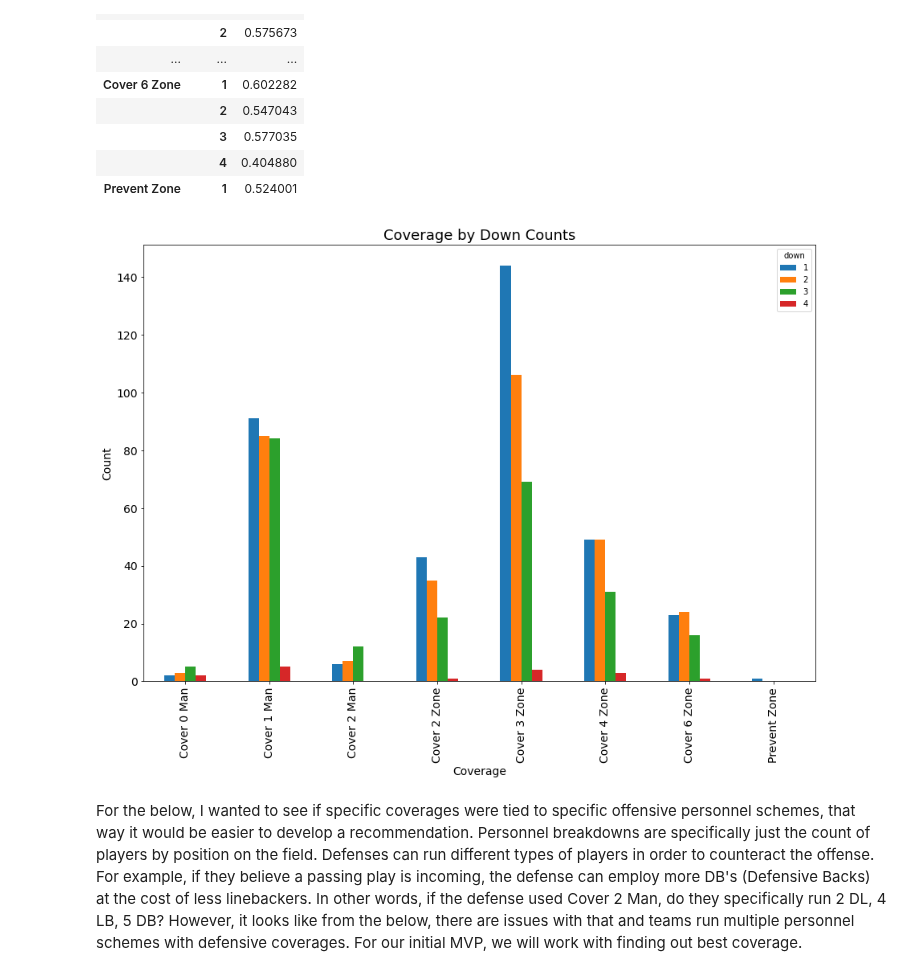
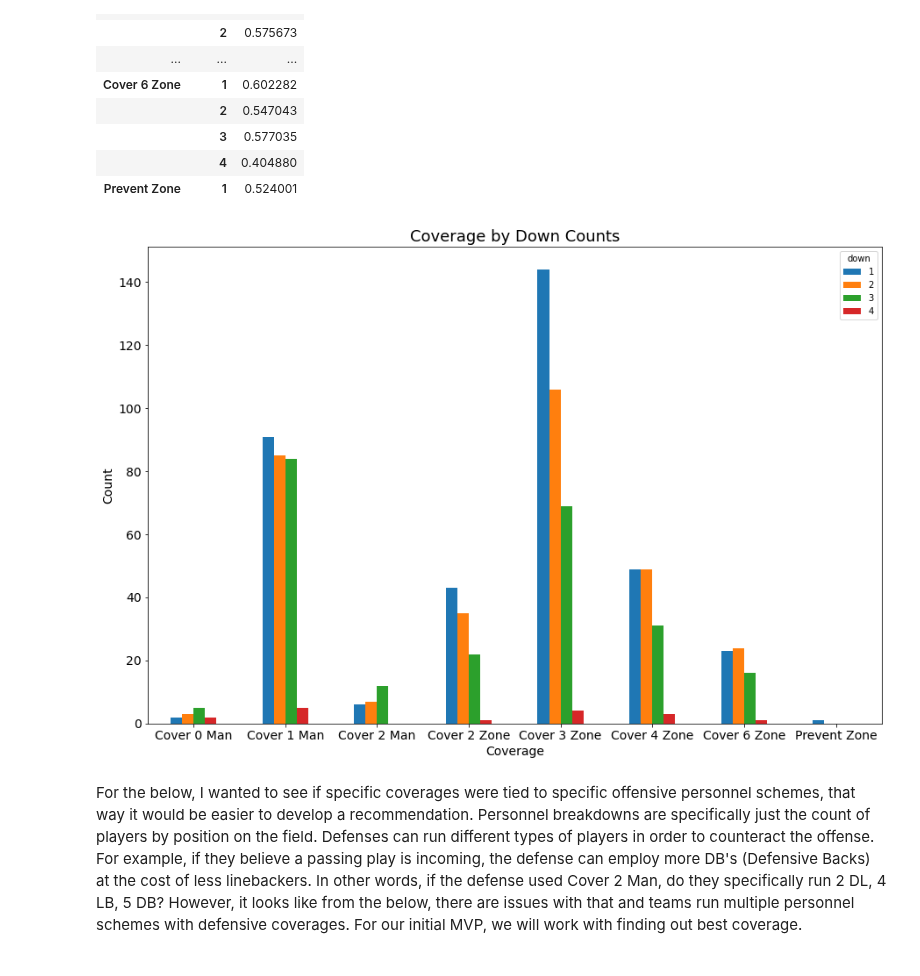
Before and after one commit to dsmoove/pigskinplaycaller, a Jupyter notebook: code.ipynb, the cells around one changed output. Saved outputs shown, nothing was run; the diff lists cells and outputs as text; code cells hidden in the pictures.

Commit message:
images

```diff
--- a/code.ipynb
+++ b/code.ipynb
@@ -320,13 +314,14 @@ df_plays_final.groupby(['coverage','down'])['scaled_epa'].agg(['mean'])
 # %%
 df_plot = df_plays_final.groupby(['coverage', 'down']).size().unstack(level=1)
 df_plot.plot(kind = 'bar',figsize=(15,10))
-plt.xlabel("Coverage", fontdict={'fontsize':14});
+plt.xlabel("Coverage", fontdict={'fontsize':14})
+plt.xticks(rotation = 0)
 plt.ylabel("Count", fontdict={'fontsize':14});
 plt.xticks(fontsize=14);
 plt.yticks(fontsize=14);
 plt.title("Coverage by Down Counts", fontdict={'fontsize':18});
 # %% [output]
-[figure, old version]
+[figure, new version]
 # %% [markdown]
 For the below, I wanted to see if specific coverages were tied to specific offensive personnel schemes, that way it would be easier to develop a recommendation. Personnel breakdowns are specifically just the count of players by position on the field. Defenses can run different types of players in order to counteract the offense. For example, if they believe a passing play is incoming, the defense can employ more DB's (Defensive Backs) at the cost of less linebackers. In other words, if the defense used Cover 2 Man, do they specifically run 2 DL, 4 LB, 5 DB? However, it looks like from the below, there are issues with that and teams run multiple personnel schemes with defensive coverages. For our initial MVP, we will work with finding out best coverage.
 # %%
```
Also changed, not shown: parts of 5 cells of this notebook, 2 other files.
